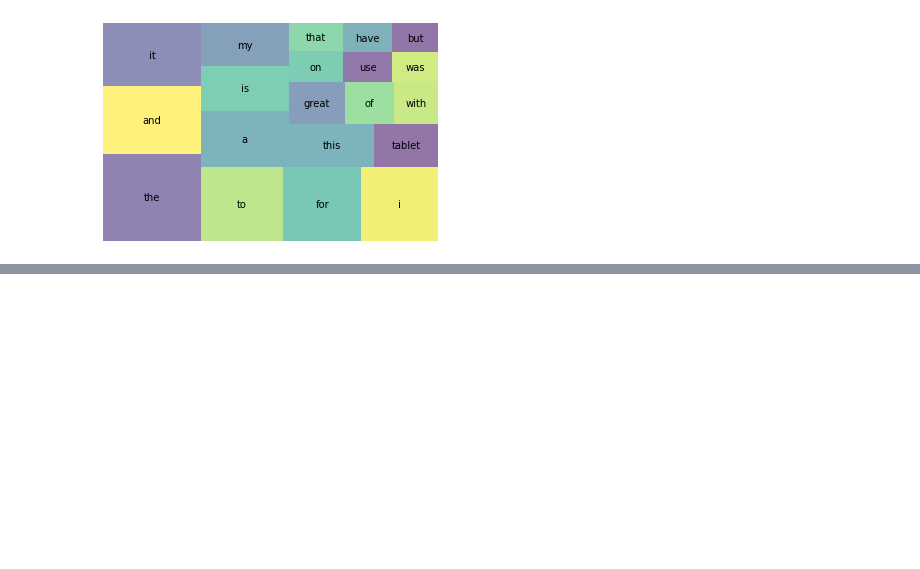
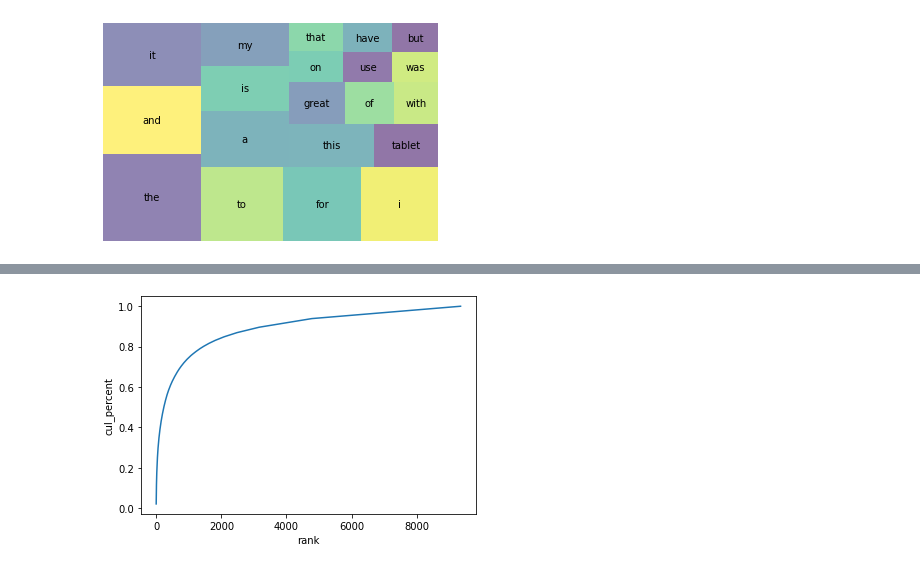
Before and after one commit to khalidpark/deeplearning_whitepaper, a Jupyter notebook: deep_learning_whitepapaer_11.ipynb, the cells around one changed output, grey strips where cells are left out. Drawn from its saved outputs; the diff is of its cells as text; code cells hidden in the pictures; blank space fills up the shorter version.

```diff
--- a/deep_learning_whitepapaer_11.ipynb
+++ b/deep_learning_whitepapaer_11.ipynb
@@ -338,0 +467,4 @@ plt.show()
+# %%
+sns.lineplot(x='rank', y='cul_percent', data=wc);
+# %% [output]
+[figure, added]
```
Also changed, not shown: parts of 35 cells of this notebook.
